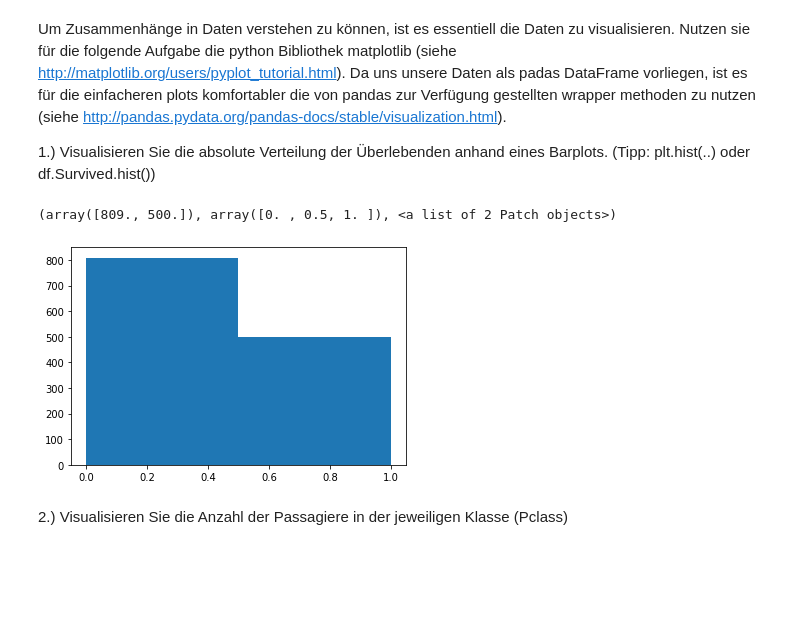
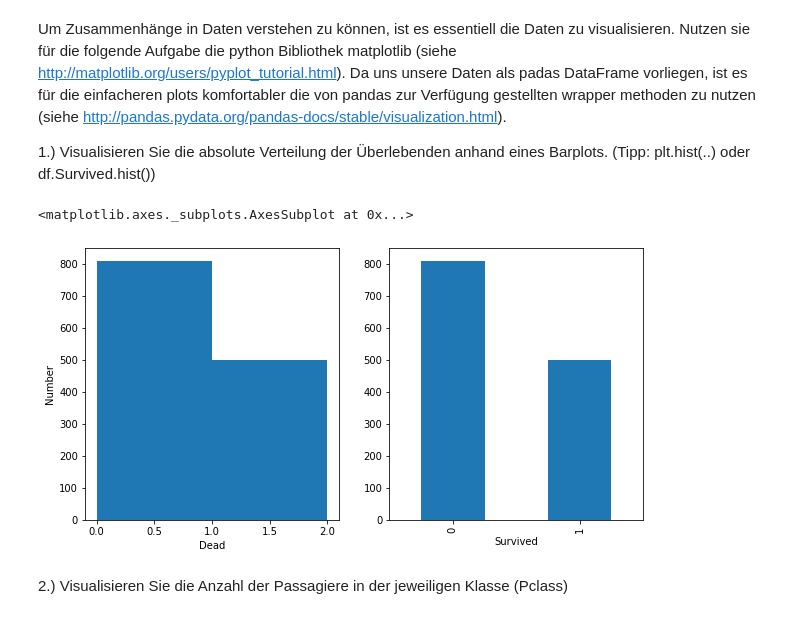
Before and after one commit to julianfbeck/ML-Uebungen, a Jupyter notebook: Aufgabenblatt 2/Exploratory data analysis - Titanic Dataset - Exercises.ipynb, the cells around one changed output. Cells and saved outputs as stored; diff of their text form; code cells hidden in the pictures; blank space fills up the shorter version.

```diff
--- a/Aufgabenblatt 2/Exploratory data analysis - Titanic Dataset - Exercises.ipynb
+++ b/Aufgabenblatt 2/Exploratory data analysis - Titanic Dataset - Exercises.ipynb
@@ -392,16 +403,14 @@ Um Zusammenhänge in Daten verstehen zu können, ist es essentiell die Daten zu
 
 
 1.) Visualisieren Sie die absolute Verteilung der Überlebenden anhand eines Barplots. (Tipp: plt.hist(..) oder df.Survived.hist())
-# %%
-# TODO implement
-#df.groupby(df.Survived).hist()
-#df.groupby(df.Survived).size().hist()
-#print(df.groupby(df.Survived).size())
-#df.Survived.hist()
-#df.groupby(df.Survived).size().plot.bar()
-plt.hist(df.Survived, bins = 2)
-# %% [output]
-(array([809., 500.]), array([0. , 0.5, 1. ]), <a list of 2 Patch objects>)
-[figure, removed]
+# %%
+fig, axes = plt.subplots(nrows=1, ncols=2, figsize=(10, 5))
+axes[0].hist(df.Survived, bins = [0,1,2])
+axes[0].set_xlabel('Dead')
+axes[0].set_ylabel('Number')
+df.groupby(df.Survived).size().plot.bar()
+# %% [output]
+<matplotlib.axes._subplots.AxesSubplot at 0x...>
+[figure, added]
 # %% [markdown]
 2.) Visualisieren Sie die Anzahl der Passagiere in der jeweiligen Klasse (Pclass)
```
Also changed, not shown: parts of 13 cells of this notebook.
